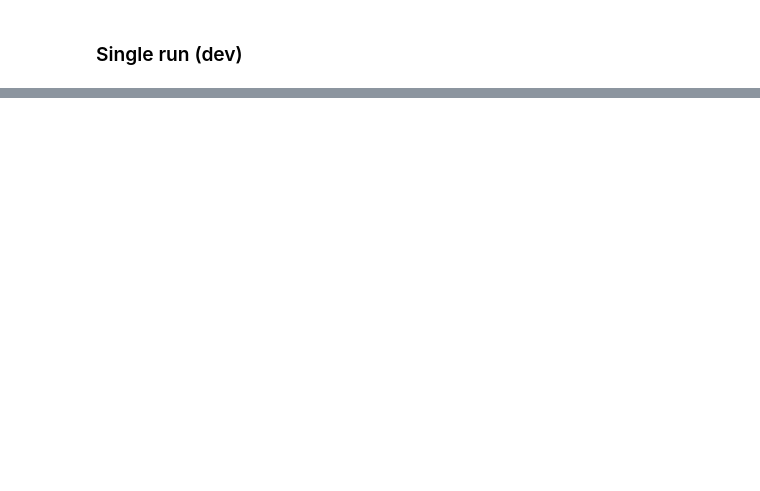
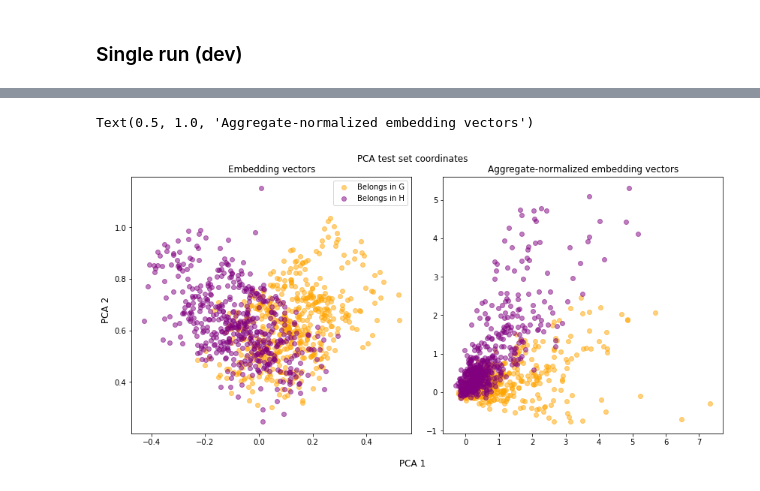
Before and after one commit to kaiser-dan/proj_naive-embedded-reconstruction, a Jupyter notebook: notebooks/ex/EMB_ex19_logistic-regression.ipynb, the cells around one changed output, grey strips where cells are left out. Drawn from its saved outputs; the diff is of its cells as text; code cells hidden in the pictures; blank space fills up the shorter version.

```diff
--- a/notebooks/ex/EMB_ex19_logistic-regression.ipynb
+++ b/notebooks/ex/EMB_ex19_logistic-regression.ipynb
@@ -378,0 +372,23 @@ def workflow(G, H, theta):
+# %%
+X_test_reduced_G = []
+X_test_reduced_H = []
+
+X_test_normalized_reduced_G = []
+X_test_normalized_reduced_H = []
+
+for row in range(np.shape(X_test_reduced)[0]):
+    if test_labels[row] == 1:
+        X_test_reduced_G.append(X_test_reduced[row,:])
+    else:
+        X_test_reduced_H.append(X_test_reduced[row,:])
+
+for row in range(np.shape(X_test_normalized_reduced)[0]):
+    if test_labels[row] == 1:
+        X_test_normalized_reduced_G.append(X_test_normalized_reduced[row,:])
+    else:
+        X_test_normalized_reduced_H.append(X_test_normalized_reduced[row,:])
+# %%
+X_test_reduced_G = np.asarray(X_test_reduced_G).transpose()
+X_test_reduced_H = np.asarray(X_test_reduced_H).transpose()
+X_test_normalized_reduced_G = np.asarray(X_test_normalized_reduced_G).transpose()
+X_test_normalized_reduced_H = np.asarray(X_test_normalized_reduced_H).transpose()
@@ -378,0 +432,25 @@ def workflow(G, H, theta):
+# %%
+# Figure level initialization
+fig, ax = plt.subplots(
+    1, 2,
+    sharex=False, sharey=False,
+    figsize=(12,6)
+)
+fig.suptitle("PCA test set coordinates")
+fig.supxlabel("PCA 1")
+fig.supylabel("PCA 2")
+fig.tight_layout()
+
+# Left facet - PCA vectors
+ax[0].scatter(X_test_reduced_G[0], X_test_reduced_G[1], label="Belongs in G", color="orange", alpha=0.5)
+ax[0].scatter(X_test_reduced_H[0], X_test_reduced_H[1], label="Belongs in H", color="purple", alpha=0.5)
+ax[0].legend()
+ax[0].set_title("Embedding vectors")
+
+# Right facet - PCA normalized vectors
+ax[1].scatter(X_test_normalized_reduced_G[0], X_test_normalized_reduced_G[1], label="Belongs in G", color="orange", alpha=0.5)
+ax[1].scatter(X_test_normalized_reduced_H[0], X_test_normalized_reduced_H[1], label="Belongs in H", color="purple", alpha=0.5)
+ax[1].set_title("Aggregate-normalized embedding vectors")
+# %% [output]
+Text(0.5, 1.0, 'Aggregate-normalized embedding vectors')
+[figure, added]
```
Also changed, not shown: parts of 54 cells of this notebook, 2 other files.
